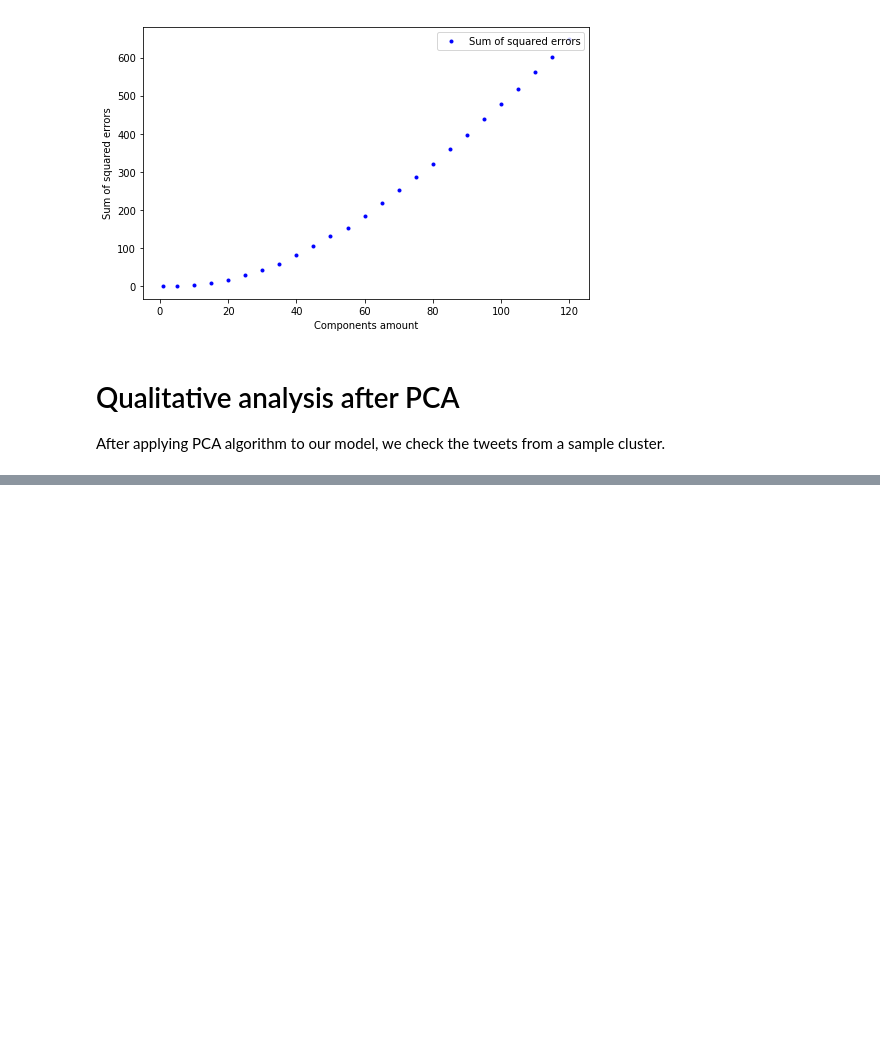
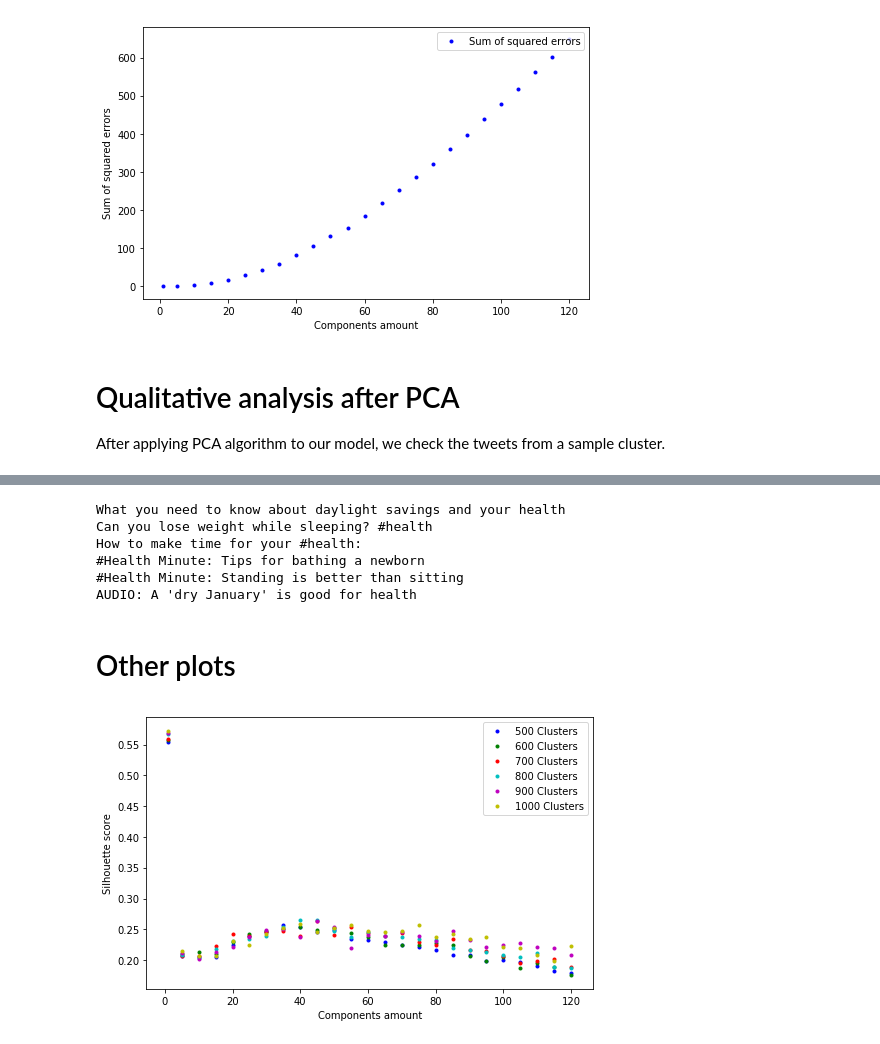
Before and after one commit to ignacioespinoso/Machine-Learning, a Jupyter notebook: proj3/k-means-cluster.ipynb, the cells around one changed output, grey strips where cells are left out. Saved outputs shown, nothing was run; the diff lists cells and outputs as text; code cells hidden in the pictures; blank space fills up the shorter version.

```diff
--- a/proj3/k-means-cluster.ipynb
+++ b/proj3/k-means-cluster.ipynb
@@ -432,0 +529,72 @@ print(cluster_map_5[cluster_map_5.cluster == random_cluster])
+# %%
+random_cluster_value = random.randint(0,999)
+random_cluster = []
+
+for i in range(len(pca5_kmeans_1000.labels_)):
+    if pca5_kmeans_1000.labels_[i] == random_cluster_value:
+        random_cluster.append(i)
+
+data = load_health_data()
+for i in random_cluster:
+    print(data['headline_text'].values[int(i)])
+# %% [output]
+What you need to know about daylight savings and your health
+Can you lose weight while sleeping? #health
+How to make time for your #health:
+#Health Minute: Tips for bathing a newborn
+#Health Minute: Standing is better than sitting
+AUDIO: A 'dry January' is good for health
+# %% [markdown]
+# Other plots
+# %%
+pca_results= pd.read_csv('results/pca_500.csv')
+x1 = pca_results['components']
+y1_sse = pca_results['sse']
+y1_silhouette = pca_results['silhouette_score']
+
+
+pca_results= pd.read_csv('results/pca_600.csv')
+x2 = pca_results['components']
+y2_sse = pca_results['sse']
+y2_silhouette = pca_results['silhouette_score']
+
+
+pca_results= pd.read_csv('results/pca_700.csv')
+x3 = pca_results['components']
+y3_sse = pca_results['sse']
+y3_silhouette = pca_results['silhouette_score']
+
+
+pca_results= pd.read_csv('results/pca_800.csv')
+x4 = pca_results['components']
+y4_sse = pca_results['sse']
+y4_silhouette = pca_results['silhouette_score']
+
+
+pca_results= pd.read_csv('results/pca_900.csv')
+x5 = pca_results['components']
+y5_sse = pca_results['sse']
+y5_silhouette = pca_results['silhouette_score']
+
+
+pca_results= pd.read_csv('results/pca_1000.csv')
+x6 = pca_results['components']
+y6_sse = pca_results['sse']
+y6_silhouette = pca_results['silhouette_score']
+
+
+plt.figure(figsize=(8,5))
+
+plt.scatter(x1, y1_silhouette, c='b', marker='.', label='500 Clusters')
+plt.scatter(x2, y2_silhouette, c='g', marker='.', label='600 Clusters')
+plt.scatter(x3, y3_silhouette, c='r', marker='.', label='700 Clusters')
+plt.scatter(x4, y4_silhouette, c='c', marker='.', label='800 Clusters')
+plt.scatter(x5, y5_silhouette, c='m', marker='.', label='900 Clusters')
+plt.scatter(x6, y6_silhouette, c='y', marker='.', label='1000 Clusters')
+
+plt.legend(loc='upper right')
+plt.xlabel("Components amount")
+plt.ylabel("Silhouette score")
+plt.show()
+# %% [output]
+[figure, added]
```
Also changed, not shown: parts of 13 cells of this notebook, 11 other files.
